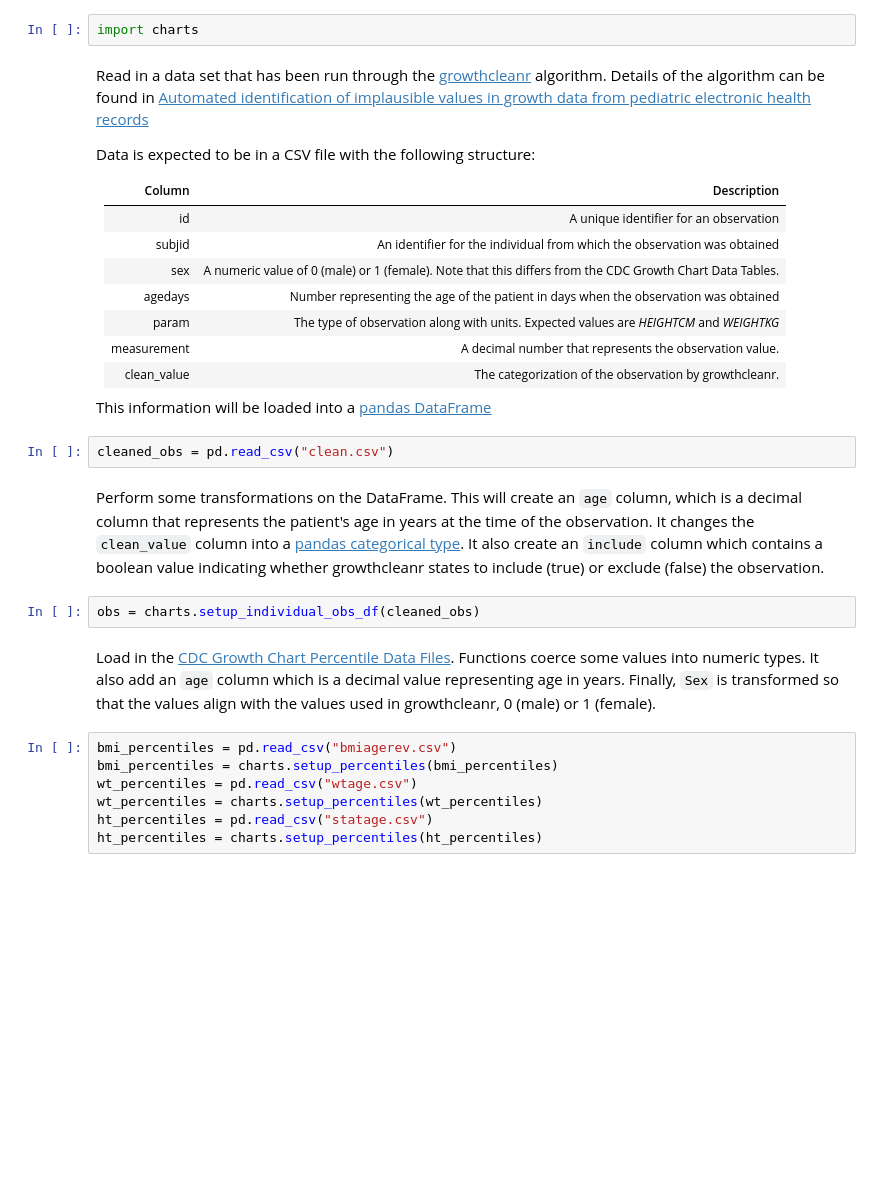
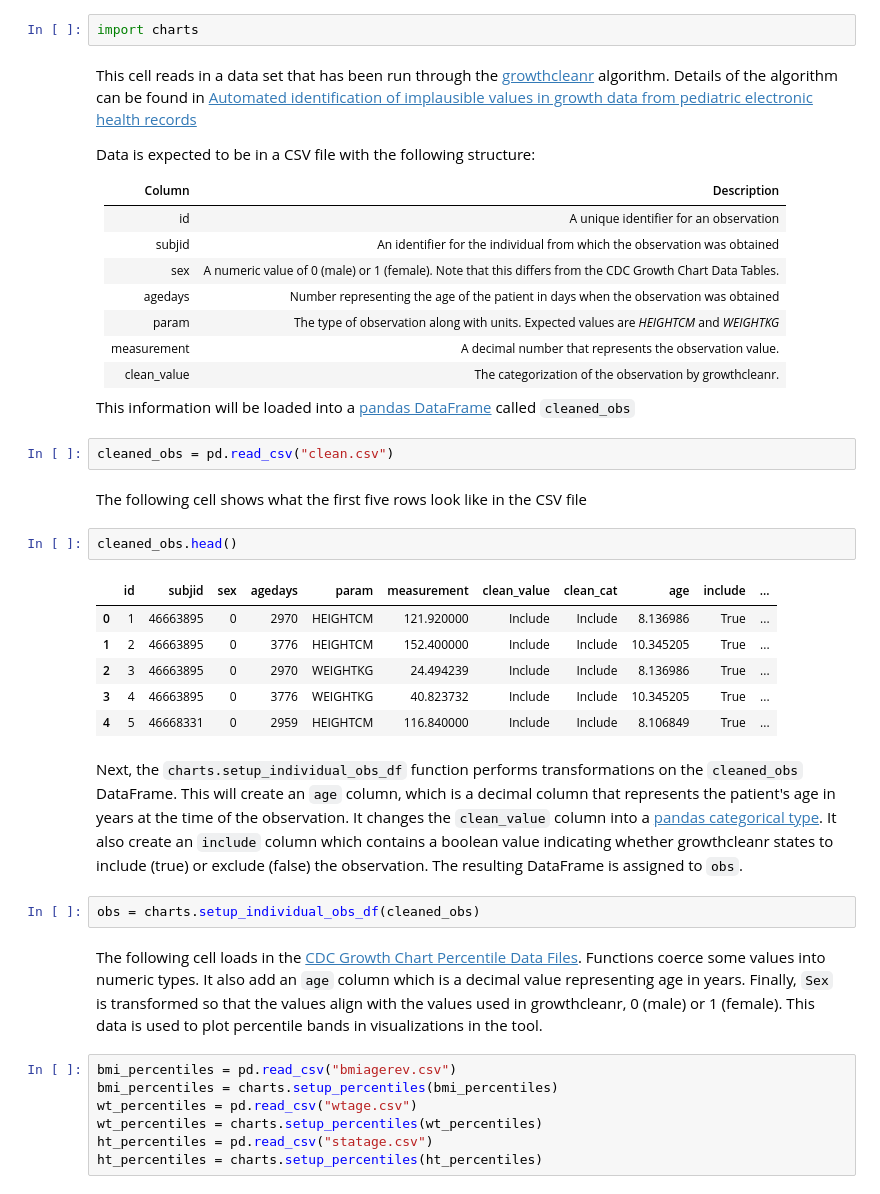
Before and after one commit to mitre/GrowthViz, a Jupyter notebook: Latest Demo Code.ipynb, the cells around one changed output. Cells and saved outputs as stored; diff of their text form; blank space fills up the shorter version.

```diff
--- a/Latest Demo Code.ipynb
+++ b/Latest Demo Code.ipynb
@@ -32,8 +52,9 @@ Import functions to asssist in data analysis
 # %%
 import charts
 # %% [markdown]
-Read in a data set that has been run through the [growthcleanr](https://github.com/carriedaymont/growthcleanr) algorithm. Details of the algorithm can be found in [Automated identification of implausible values in growth data from pediatric electronic health records](https://academic.oup.com/jamia/article/24/6/1080/3767271)
+This cell reads in a data set that has been run through the [growthcleanr](https://github.com/carriedaymont/growthcleanr) algorithm. Details of the algorithm can be found in [Automated identification of implausible values in growth data from pediatric electronic health records](https://academic.oup.com/jamia/article/24/6/1080/3767271)
 
+<a id="input_structure"></a>
 Data is expected to be in a CSV file with the following structure:
 
 | Column | Description |
@@ -46,15 +67,26 @@ Data is expected to be in a CSV file with the following structure:
 | measurement | A decimal number that represents the observation value. |
 | clean_value | The categorization of the observation by growthcleanr. |
 
-This information will be loaded into a [pandas DataFrame](https://pandas.pydata.org/pandas-docs/stable/reference/api/pandas.DataFrame.html)
+This information will be loaded into a [pandas DataFrame](https://pandas.pydata.org/pandas-docs/stable/reference/api/pandas.DataFrame.html) called `cleaned_obs`
 # %%
 cleaned_obs = pd.read_csv("clean.csv")
+# %% [markdown]
+The following cell shows what the first five rows look like in the CSV file
+# %%
+cleaned_obs.head()
+# %% [output]
+|  | id | subjid | sex | agedays | param | measurement | clean_value | clean_cat | age | include | ... |
+| 0 | 1 | 46663895 | 0 | 2970 | HEIGHTCM | 121.920000 | Include | Include | 8.136986 | True | ... |
+| 1 | 2 | 46663895 | 0 | 3776 | HEIGHTCM | 152.400000 | Include | Include | 10.345205 | True | ... |
+| 2 | 3 | 46663895 | 0 | 2970 | WEIGHTKG | 24.494239 | Include | Include | 8.136986 | True | ... |
+| 3 | 4 | 46663895 | 0 | 3776 | WEIGHTKG | 40.823732 | Include | Include | 10.345205 | True | ... |
+| 4 | 5 | 46668331 | 0 | 2959 | HEIGHTCM | 116.840000 | Include | Include | 8.106849 | True | ... |
 # %% [markdown]
-Perform some transformations on the DataFrame. This will create an `age` column, which is a decimal column that represents the patient's age in years at the time of the observation. It changes the `clean_value` column into a [pandas categorical type](https://pandas.pydata.org/pandas-docs/stable/user_guide/categorical.html). It also create an `include` column which contains a boolean value indicating whether growthcleanr states to include (true) or exclude (false) the observation.
+Next, the `charts.setup_individual_obs_df` function performs transformations on the `cleaned_obs` DataFrame. This will create an `age` column, which is a decimal column that represents the patient's age in years at the time of the observation. It changes the `clean_value` column into a [pandas categorical type](https://pandas.pydata.org/pandas-docs/stable/user_guide/categorical.html). It also create an `include` column which contains a boolean value indicating whether growthcleanr states to include (true) or exclude (false) the observation. The resulting DataFrame is assigned to `obs`.
 # %%
 obs = charts.setup_individual_obs_df(cleaned_obs)
 # %% [markdown]
-Load in the [CDC Growth Chart Percentile Data Files](https://www.cdc.gov/growthcharts/percentile_data_files.htm). Functions coerce some values into numeric types. It also add an `age` column which is a decimal value representing age in years. Finally, `Sex` is transformed so that the values align with the values used in growthcleanr, 0 (male) or 1 (female).
+The following cell loads in the [CDC Growth Chart Percentile Data Files](https://www.cdc.gov/growthcharts/percentile_data_files.htm). Functions coerce some values into numeric types. It also add an `age` column which is a decimal value representing age in years. Finally, `Sex` is transformed so that the values align with the values used in growthcleanr, 0 (male) or 1 (female). This data is used to plot percentile bands in visualizations in the tool.
 # %%
 bmi_percentiles = pd.read_csv("bmiagerev.csv")
 bmi_percentiles = charts.setup_percentiles(bmi_percentiles)
```
Also changed, not shown: parts of 23 cells of this notebook, 1 other file.
